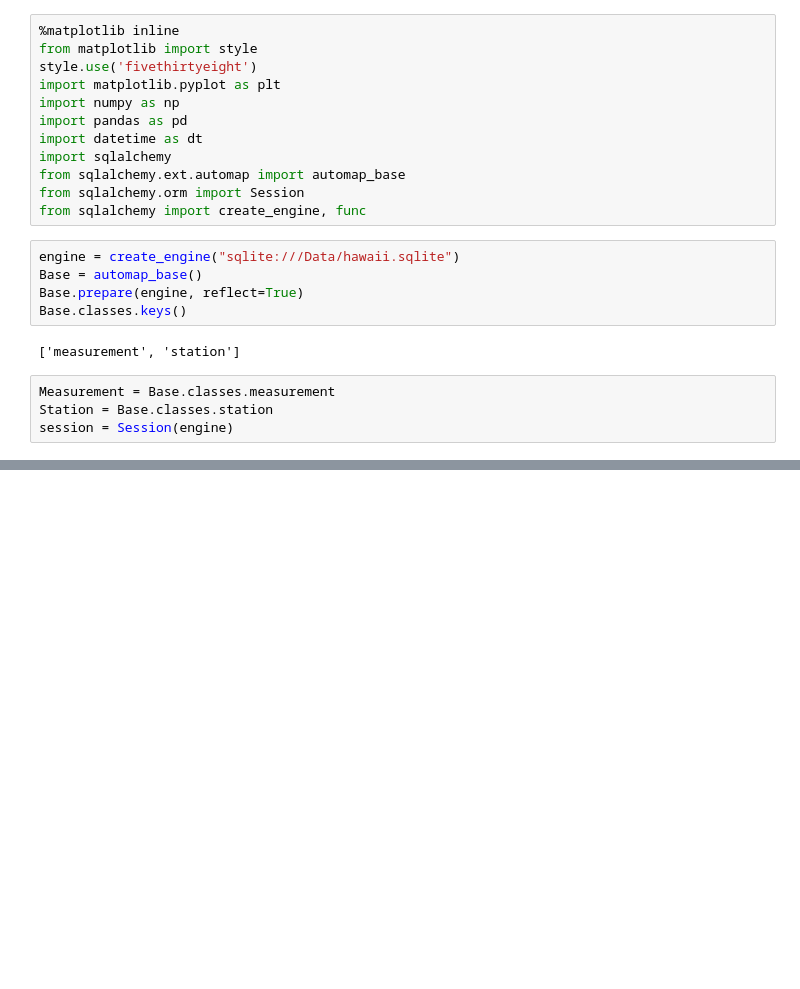
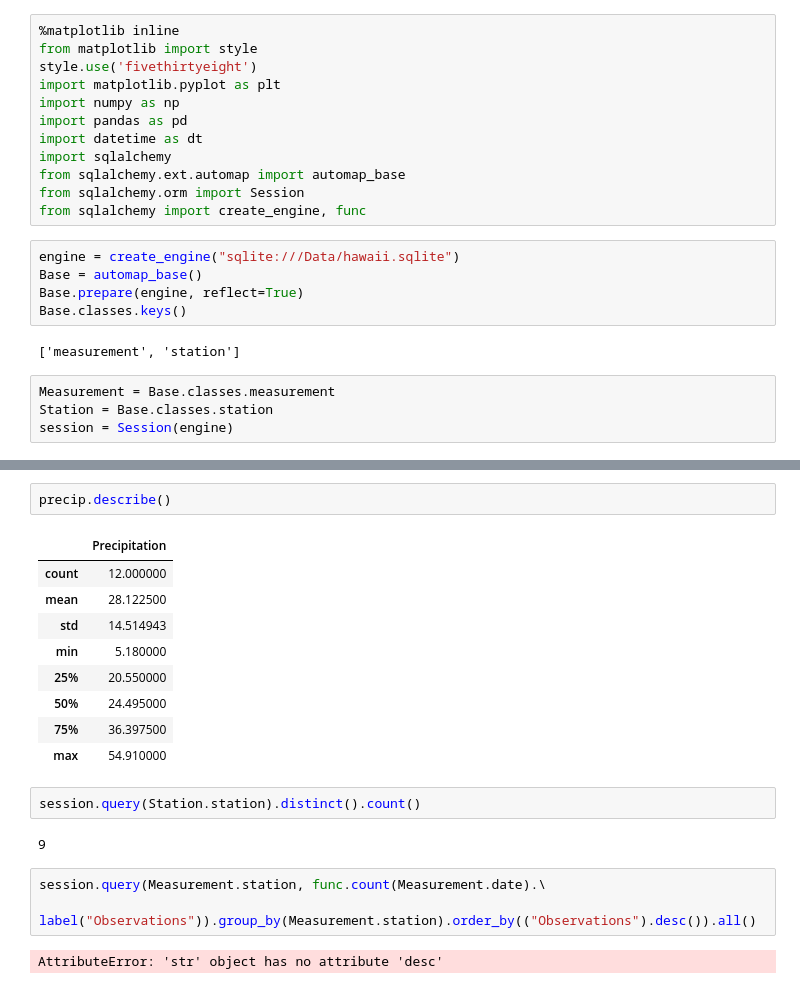
Before and after one commit to gabprado/sql-alchemy-challenge, a Jupyter notebook: surfs_up.ipynb, the cells around one changed output, grey strips where cells are left out. Cells and saved outputs as stored; diff of their text form; blank space fills up the shorter version.

```diff
--- a/surfs_up.ipynb
+++ b/surfs_up.ipynb
@@ -50,0 +57,21 @@ max_mon
+# %%
+precip.describe()
+# %% [output]
+|  | Precipitation |
+| count | 12.000000 |
+| mean | 28.122500 |
+| std | 14.514943 |
+| min | 5.180000 |
+| 25% | 20.550000 |
+| 50% | 24.495000 |
+| 75% | 36.397500 |
+| max | 54.910000 |
+# %%
+session.query(Station.station).distinct().count()
+# %% [output]
+9
+# %%
+session.query(Measurement.station, func.count(Measurement.date).\
+              label("Observations")).group_by(Measurement.station).order_by(("Observations").desc()).all()
+# %% [output]
+AttributeError: 'str' object has no attribute 'desc'
```
Also changed, not shown: parts of 3 cells of this notebook.
